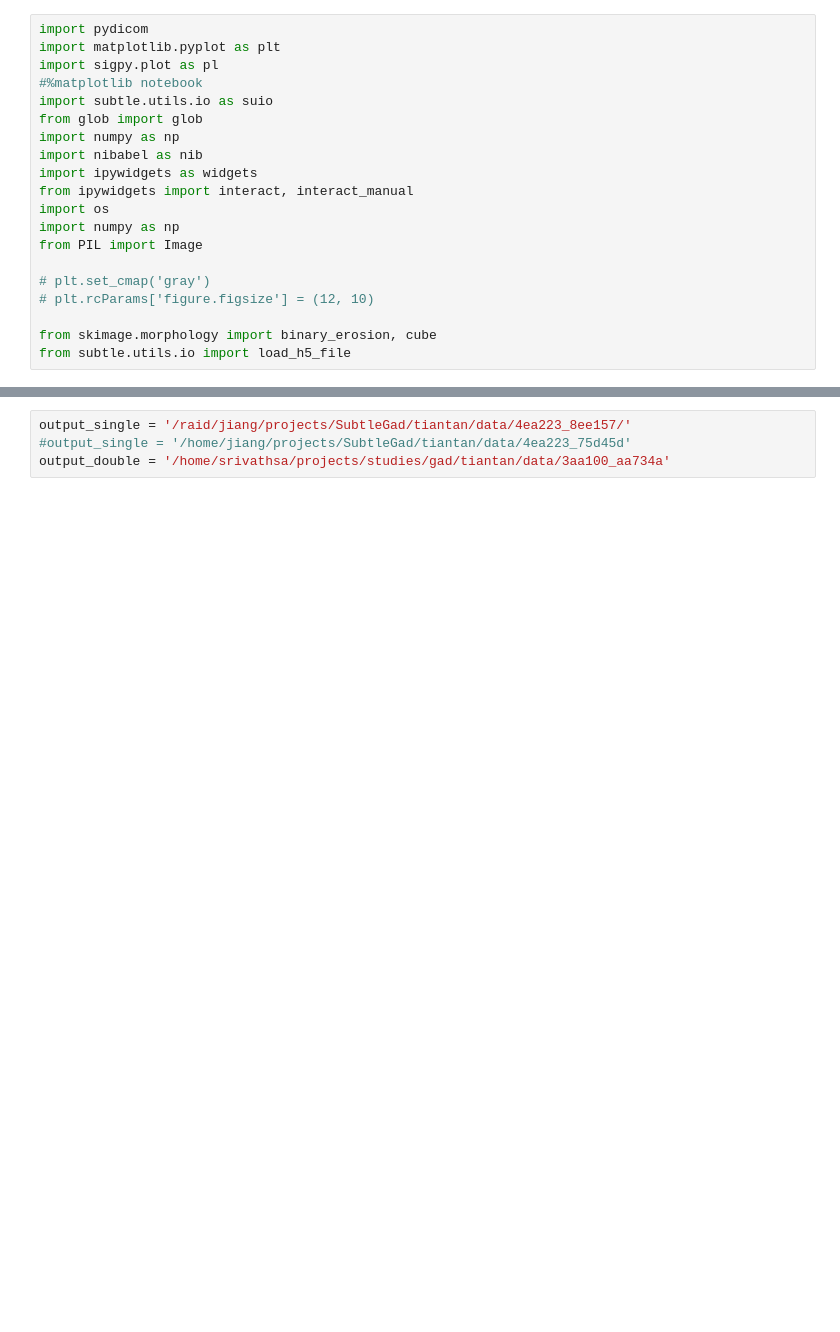
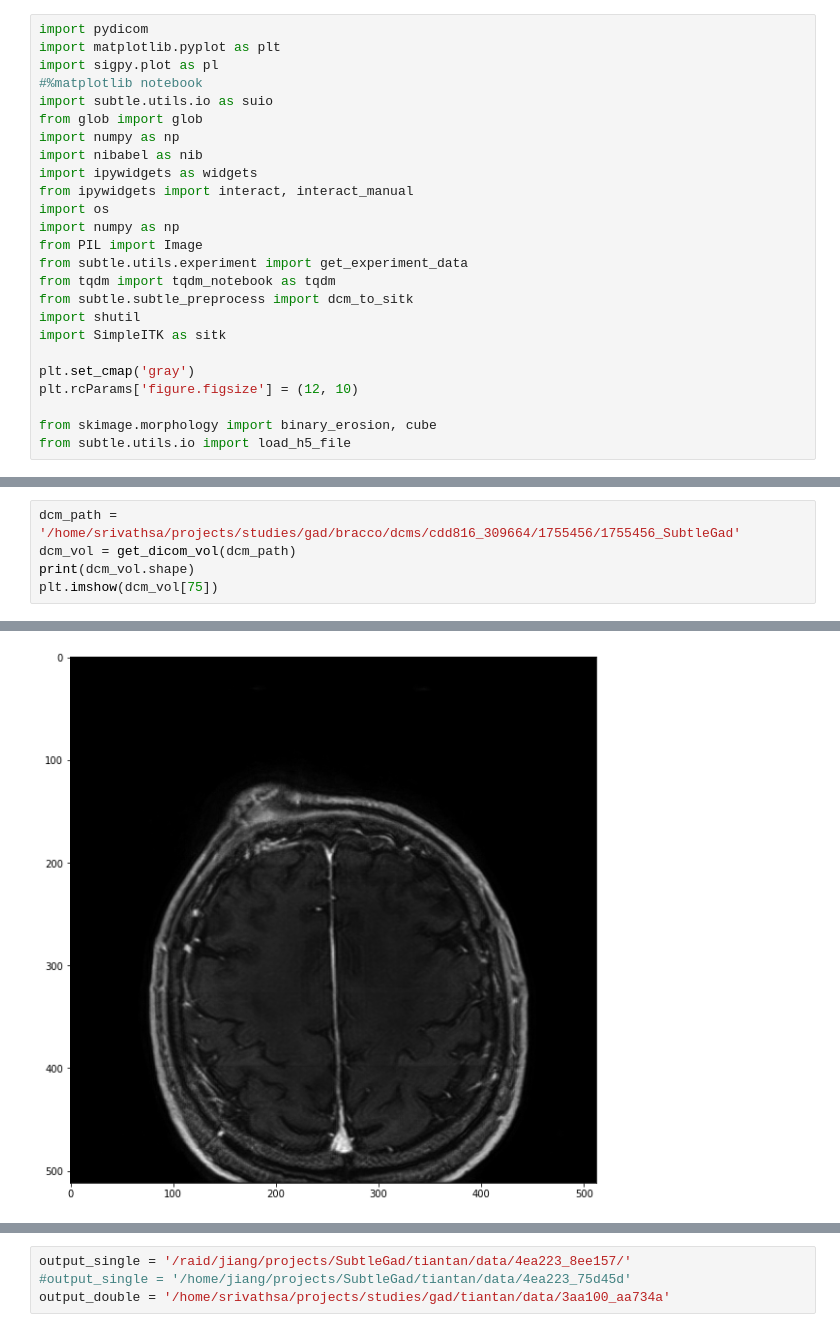
Before and after one commit to subtlemedicalinc/SubtleBoost, a Jupyter notebook: train/notebooks/DICOM Viewer.ipynb, the cells around one changed output, grey strips where cells are left out. Saved outputs shown, nothing was run; the diff lists cells and outputs as text; blank space fills up the shorter version.

Commit message:
Add notebooks from dgx-1

```diff
--- a/train/notebooks/DICOM Viewer.ipynb
+++ b/train/notebooks/DICOM Viewer.ipynb
@@ -12,9 +12,14 @@ from ipywidgets import interact, interact_manual
 import os
 import numpy as np
 from PIL import Image
+from subtle.utils.experiment import get_experiment_data
+from tqdm import tqdm_notebook as tqdm
+from subtle.subtle_preprocess import dcm_to_sitk
+import shutil
+import SimpleITK as sitk
 
-# plt.set_cmap('gray')
-# plt.rcParams['figure.figsize'] = (12, 10)
+plt.set_cmap('gray')
+plt.rcParams['figure.figsize'] = (12, 10)
 
 from skimage.morphology import binary_erosion, cube
 from subtle.utils.io import load_h5_file
@@ -20,0 +46,6 @@ from subtle.utils.io import load_h5_file
+# %%
+dcm_path = '/home/srivathsa/projects/studies/gad/bracco/dcms/cdd816_309664/1755456/1755456_SubtleGad'
+dcm_vol = get_dicom_vol(dcm_path)
+print(dcm_vol.shape)
+plt.imshow(dcm_vol[75])
+# %% [output]
@@ -20,0 +55 @@ from subtle.utils.io import load_h5_file
+[figure, added]
```
Also changed, not shown: parts of 16 cells of this notebook, 30 other files.
